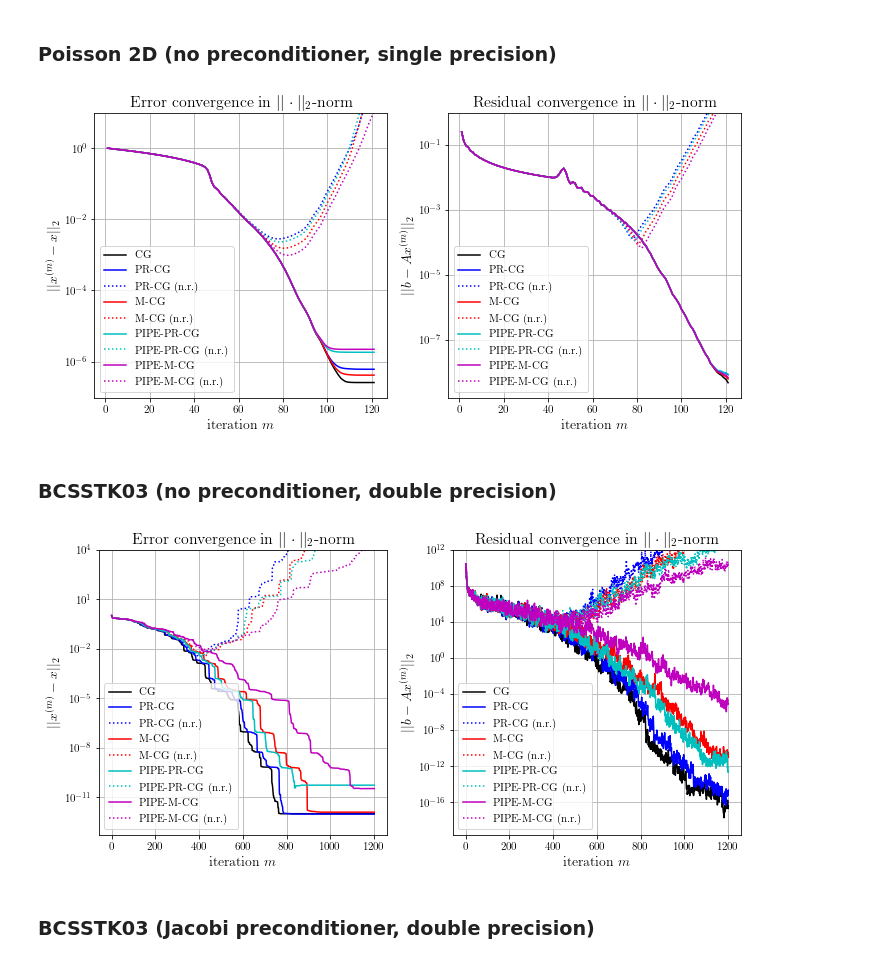
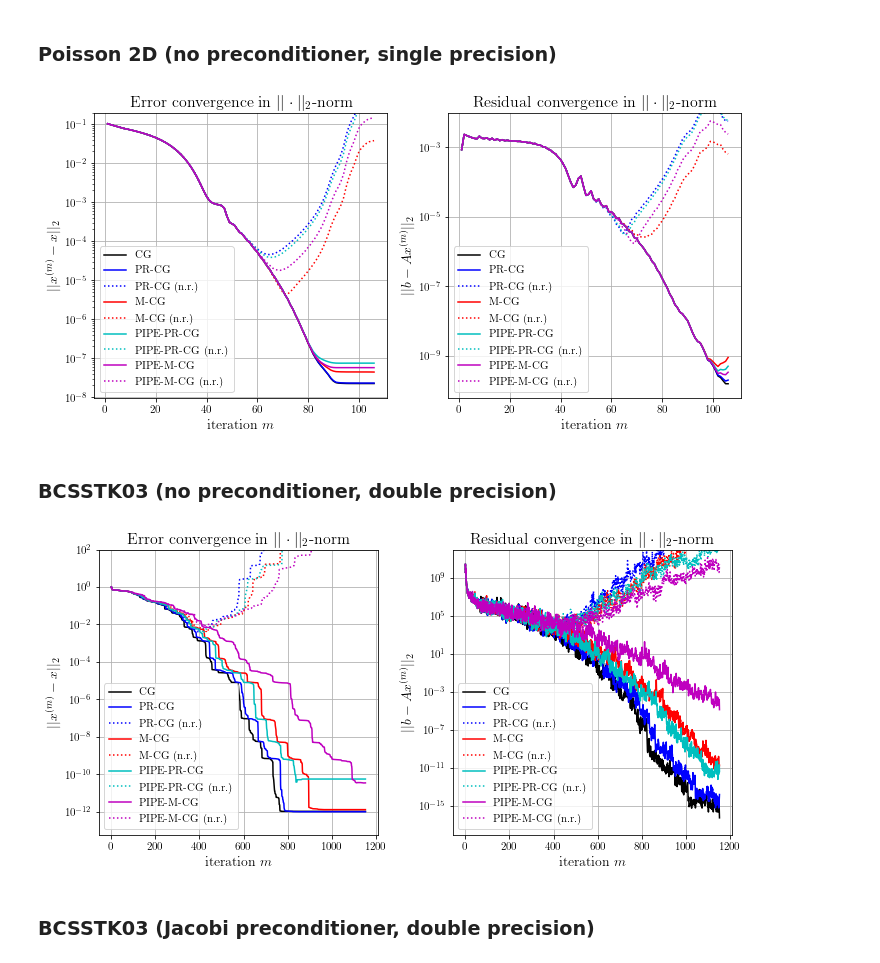
Before and after one commit to juliusgh/PR-CG, a Jupyter notebook: experiments.ipynb, the cells around one changed output. Saved outputs shown, nothing was run; the diff lists cells and outputs as text; code cells hidden in the pictures.

```diff
--- a/experiments.ipynb
+++ b/experiments.ipynb
@@ -74,25 +76,25 @@ plt.savefig('plots/poisson2d_double.pdf')
 # %%
 A, b, x_exact, x0 = setup.poisson_2d(n=64, dtype=np.float32)
 
-fig, ax = convergence_plots(A, b, x0, x_exact, max_iter=120)
-ax[0].set_ylim([None, 1e1])
-ax[1].set_ylim([None, 1e0])
+fig, ax = convergence_plots(A, b, x0, x_exact, max_iter=105)
+ax[0].set_ylim([None, 0.2])
+ax[1].set_ylim([None, 1e-2])
 plt.tight_layout()
 plt.savefig('plots/poisson2d_single.pdf')
 # %% [output]
-[figure, old version]
+[figure, new version]
 # %% [markdown]
 ### BCSSTK03 (no preconditioner, double precision)
 # %%
 A, b, x_exact, x0 = setup.matrix_market('bcsstk03', np.float64)
 
-fig, ax = convergence_plots(A, b, x0, x_exact, max_iter=1200)
-ax[0].set_ylim([None, 1e4])
+fig, ax = convergence_plots(A, b, x0, x_exact, max_iter=1150)
+ax[0].set_ylim([None, 1e2])
 ax[1].set_ylim([None, 1e12])
 plt.tight_layout()
 plt.savefig('plots/bcsstk03.pdf')
 # %% [output]
-[figure, old version]
+[figure, new version]
 # %% [markdown]
 ### BCSSTK03 (Jacobi preconditioner, double precision)
 # %%
```
Also changed, not shown: parts of 2 cells of this notebook, 7 other files.
